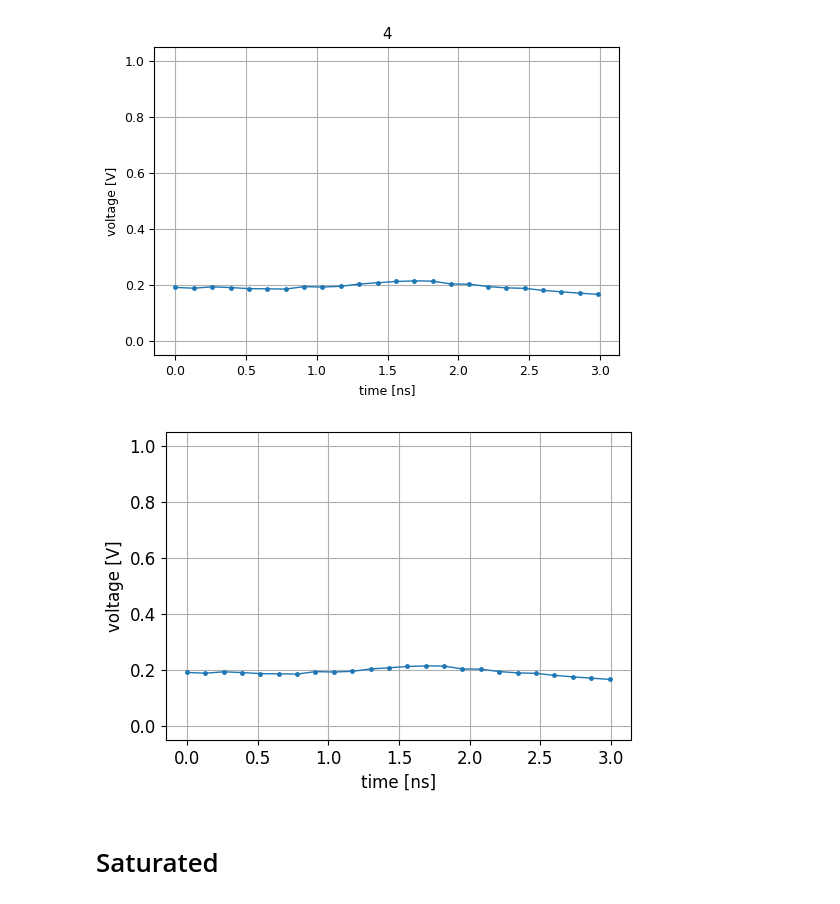
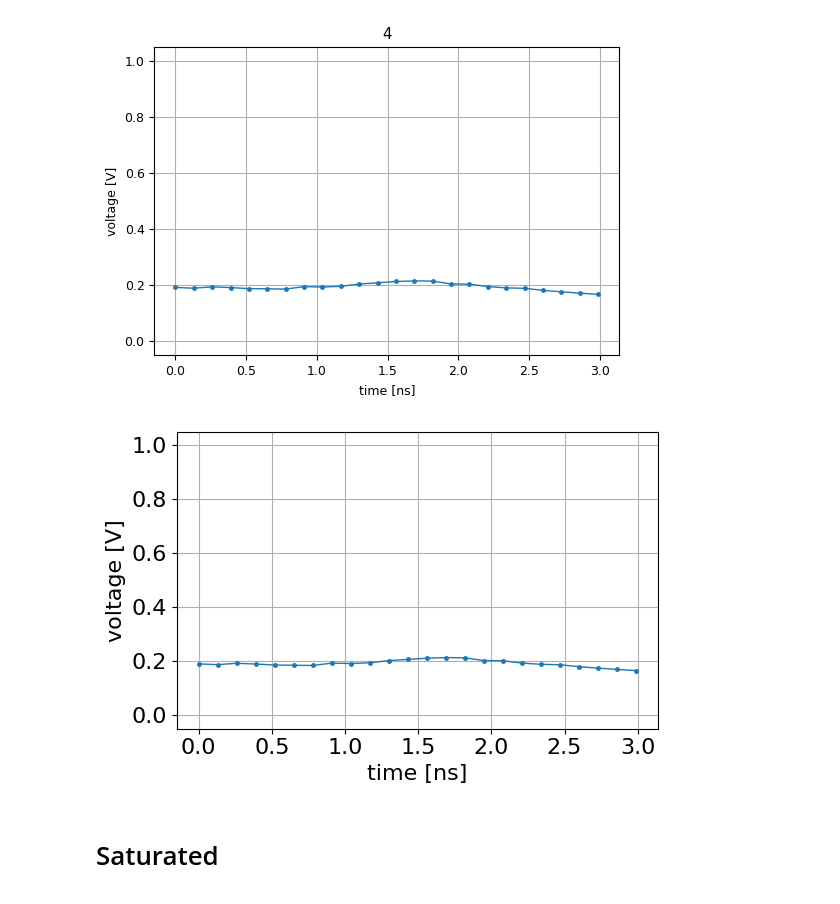
Before and after one commit to MatiXOfficial/pps-timing-ml, a Jupyter notebook: notebooks/analysis/noisy_and_saturated_events.ipynb, the cells around one changed output. Saved outputs shown, nothing was run; the diff lists cells and outputs as text; code cells hidden in the pictures.

Commit message:
Improved plots

```diff
--- a/notebooks/analysis/noisy_and_saturated_events.ipynb
+++ b/notebooks/analysis/noisy_and_saturated_events.ipynb
@@ -64,11 +64,12 @@ for i, waveform in enumerate(waveforms):
 # %%
 waveform = waveforms[4]
 
-show_waveform(waveform, font_size=12)
-save_plt(plt, IMAGES_DIR + 'noise_event.pdf')
+show_waveform(waveform, font_size=16)
+plt.tight_layout()
+save_plt(IMAGES_DIR + 'noise_event.pdf')
 plt.show()
 # %% [output]
-[figure, old version]
+[figure, new version]
 # %% [markdown]
 # Saturated
 # %%
```
Also changed, not shown: parts of 1 cell of this notebook, 3 other files.
